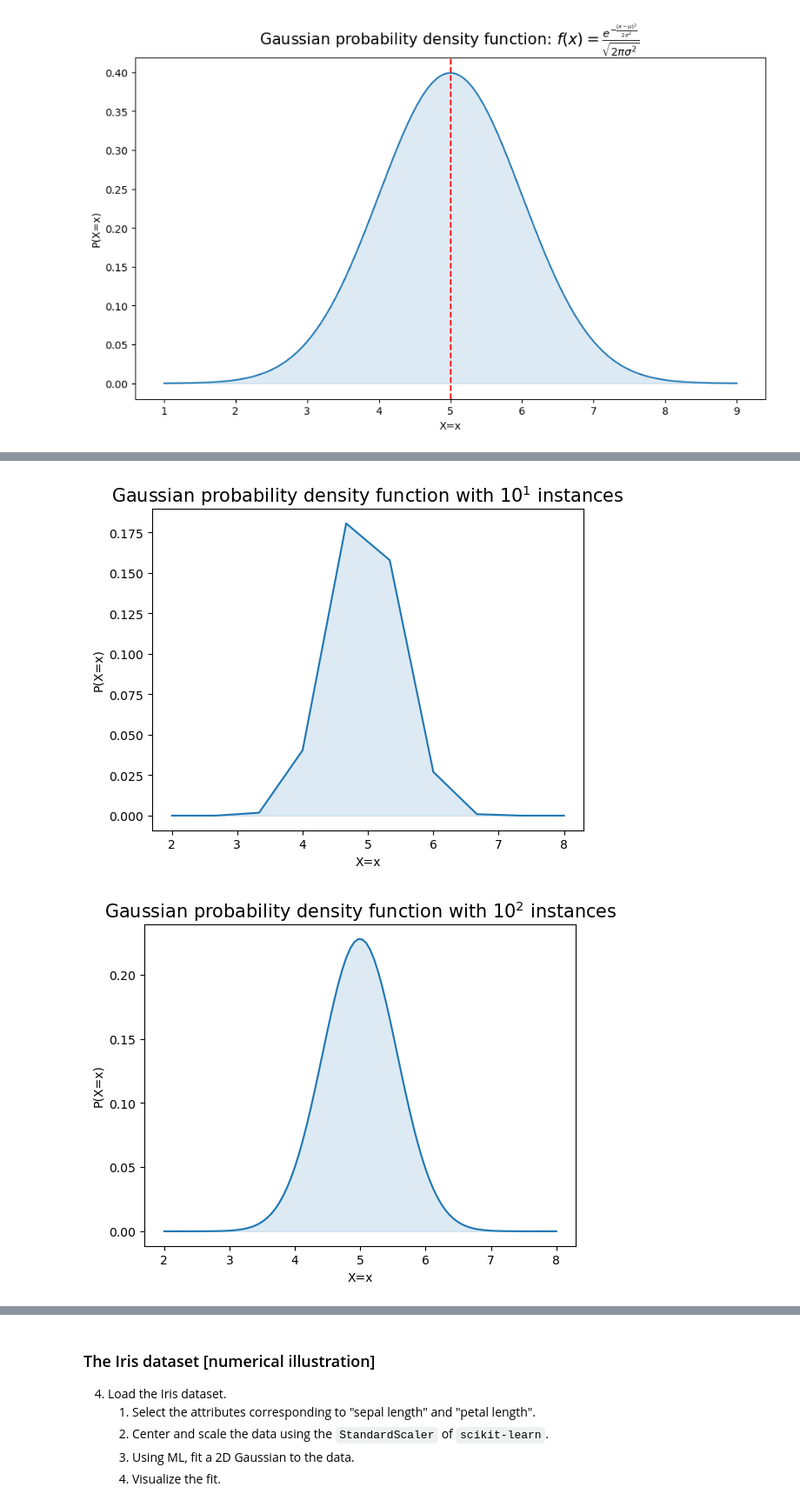
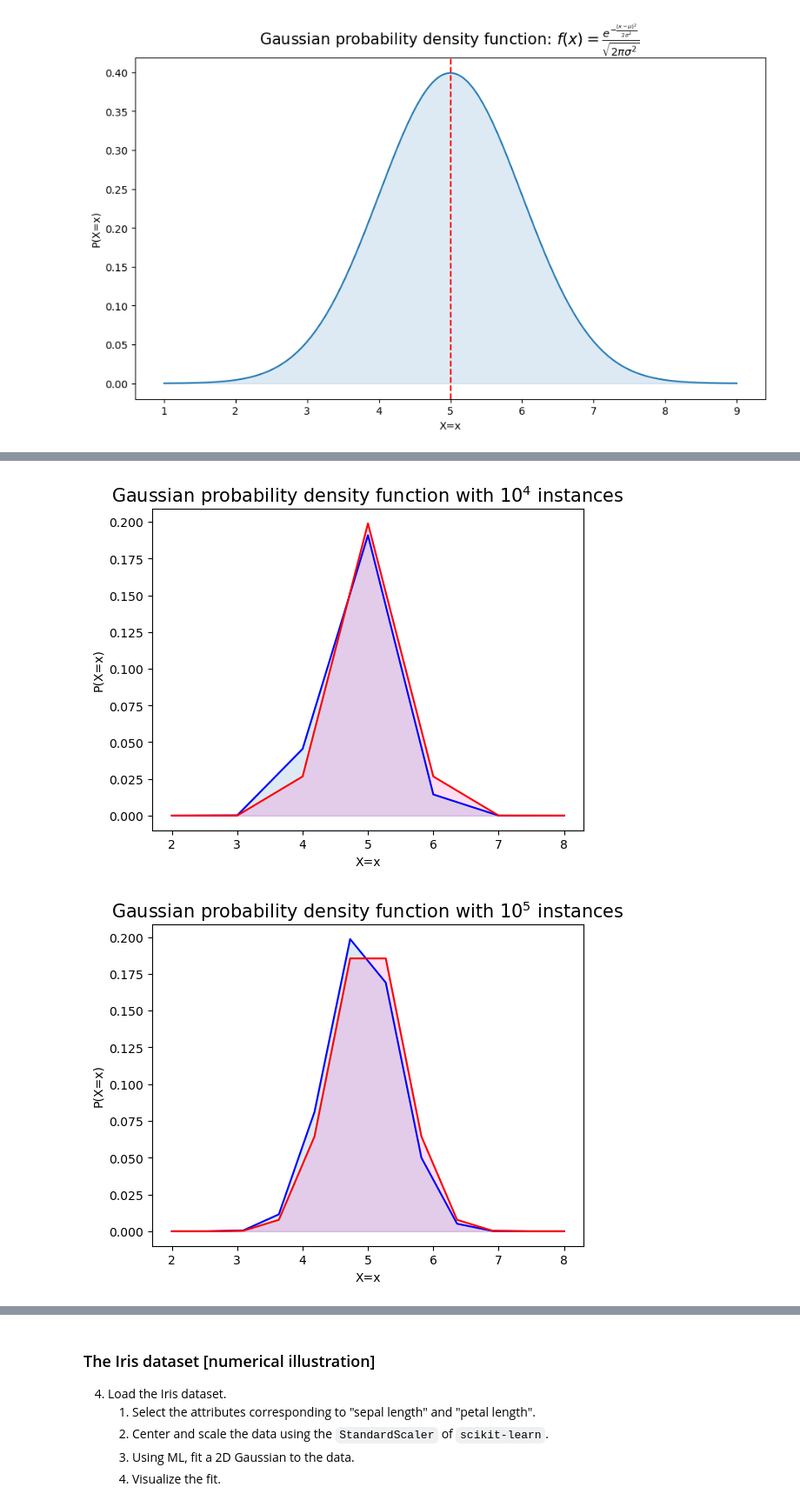
Before and after one commit to JosepDorronsoro/practicas3segundocuatri, a Jupyter notebook: apaut3/demo_002_gaussian_distribution/demo_002_gaussian_distribution.ipynb, the cells around one changed output, grey strips where cells are left out. Shown at 87% size. Cells and saved outputs as stored; diff of their text form; code cells hidden in the pictures.

```diff
--- a/apaut3/demo_002_gaussian_distribution/demo_002_gaussian_distribution.ipynb
+++ b/apaut3/demo_002_gaussian_distribution/demo_002_gaussian_distribution.ipynb
@@ -156,22 +154,26 @@ $$
 # %%
 # So now we see how it evolves a gaussian distribution whose standard deviation
 # is given by ML and whose mean is given by the MAP as more data instances are considered:
 
-for exp in range(1, 4):
+for exp in range(4, 8):
 
-    N = 10**exp
-    x = np.linspace(mu-3*sigma, mu+3*sigma, N)
-    MAP_mu = (np.sum(x) / sigma ) / ((len(x) / sigma**2) + (1/9))
+    N = np.exp(exp/2)
+    x = np.linspace(mu-3*sigma, mu+3*sigma, np.int8(N))
+    MAP_mu = (np.sum(x) / len(x)) - 1/len(x)
+    ML_mu = np.sum(x) / len(x)
     ML_sigma = np.sqrt( np.sum((x - MAP_mu)**2) / len(x) )
 
-    y = gaussian_distribution.gaussian_pdf(x, MAP_mu, ML_sigma)
+    y_MAP = gaussian_distribution.gaussian_pdf(x, MAP_mu, ML_sigma)
+    y_ML = gaussian_distribution.gaussian_pdf(x, ML_mu, ML_sigma)
 
     plt.figure()
-    plt.plot(x, y)
-    plt.fill_between(x, y, color='#1f77b4', alpha=0.15)
+    plt.plot(x, y_MAP, color='blue')
+    plt.plot(x, y_ML, color='red')
+    plt.fill_between(x, y_MAP, color='#1f77b4', alpha=0.15)
+    plt.fill_between(x, y_ML, color='#ff22b4', alpha=0.15)
     plt.xlabel('X=x')
     plt.ylabel('P(X=x)')
     plt.title(f'Gaussian probability density function with $10^{exp}$ instances', fontsize=15);
 # %% [output]
-[figure, old version]
+[figure, new version]
-[figure, old version]
+[figure, new version]
```
Also changed, not shown: parts of 16 cells of this notebook, 2 other files.
